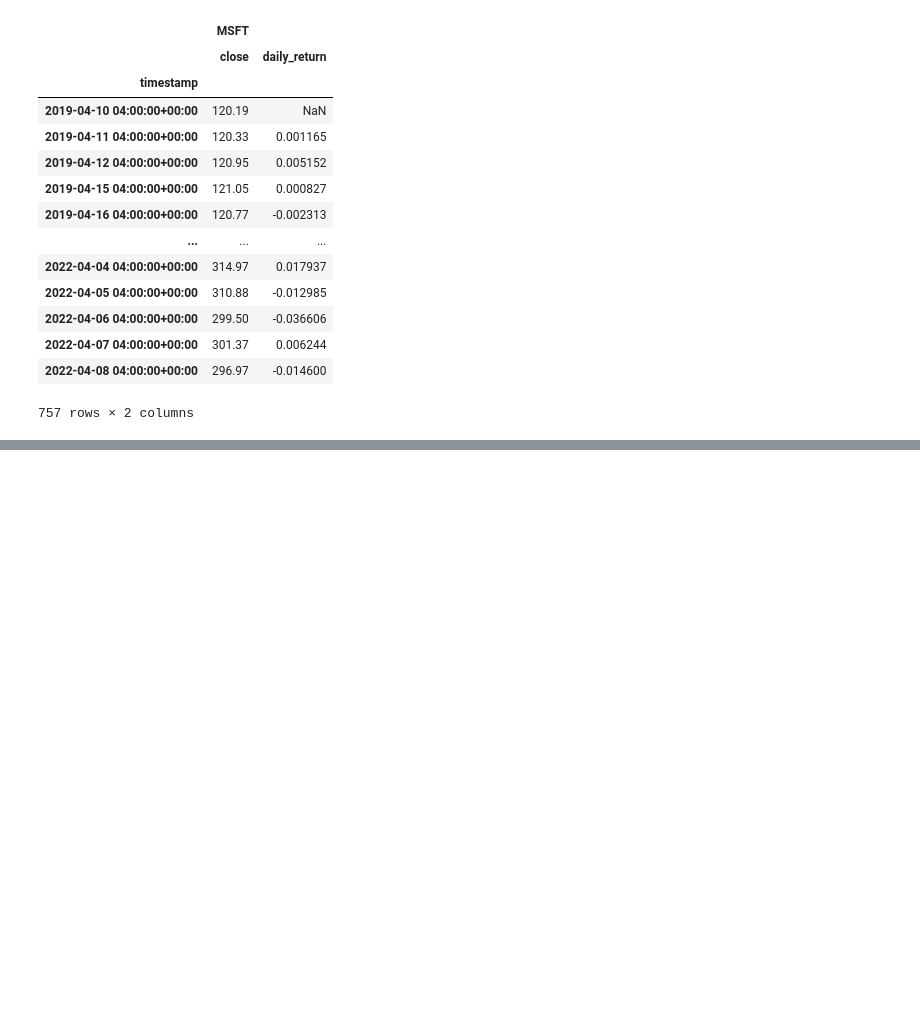
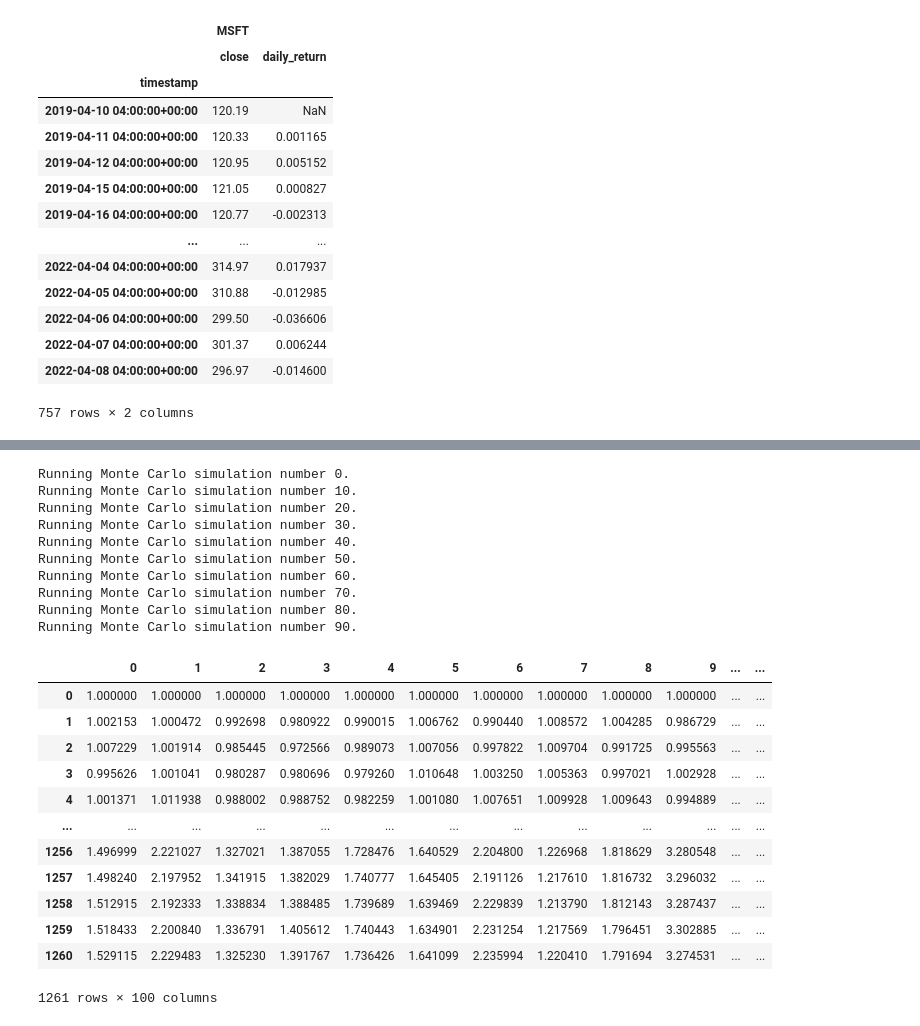
Before and after one commit to nomadic-me/dev.project.runningdigitally.com, a Jupyter notebook: Additional Coding.ipynb, the cells around one changed output, grey strips where cells are left out. Cells and saved outputs as stored; diff of their text form; code cells hidden in the pictures; blank space fills up the shorter version.

```diff
--- a/Additional Coding.ipynb
+++ b/Additional Coding.ipynb
@@ -375,0 +423,26 @@ MC_5years.portfolio_data
+# %%
+MC_5years.calc_cumulative_return()
+# %% [output]
+Running Monte Carlo simulation number 0.
+Running Monte Carlo simulation number 10.
+Running Monte Carlo simulation number 20.
+Running Monte Carlo simulation number 30.
+Running Monte Carlo simulation number 40.
+Running Monte Carlo simulation number 50.
+Running Monte Carlo simulation number 60.
+Running Monte Carlo simulation number 70.
+Running Monte Carlo simulation number 80.
+Running Monte Carlo simulation number 90.
+|  | 0 | 1 | 2 | 3 | 4 | 5 | 6 | 7 | 8 | 9 | ... | ... |
+| 0 | 1.000000 | 1.000000 | 1.000000 | 1.000000 | 1.000000 | 1.000000 | 1.000000 | 1.000000 | 1.000000 | 1.000000 | ... | ... |
+| 1 | 1.002153 | 1.000472 | 0.992698 | 0.980922 | 0.990015 | 1.006762 | 0.990440 | 1.008572 | 1.004285 | 0.986729 | ... | ... |
+| 2 | 1.007229 | 1.001914 | 0.985445 | 0.972566 | 0.989073 | 1.007056 | 0.997822 | 1.009704 | 0.991725 | 0.995563 | ... | ... |
+| 3 | 0.995626 | 1.001041 | 0.980287 | 0.980696 | 0.979260 | 1.010648 | 1.003250 | 1.005363 | 0.997021 | 1.002928 | ... | ... |
+| 4 | 1.001371 | 1.011938 | 0.988002 | 0.988752 | 0.982259 | 1.001080 | 1.007651 | 1.009928 | 1.009643 | 0.994889 | ... | ... |
+| ... | ... | ... | ... | ... | ... | ... | ... | ... | ... | ... | ... | ... |
+| 1256 | 1.496999 | 2.221027 | 1.327021 | 1.387055 | 1.728476 | 1.640529 | 2.204800 | 1.226968 | 1.818629 | 3.280548 | ... | ... |
+| 1257 | 1.498240 | 2.197952 | 1.341915 | 1.382029 | 1.740777 | 1.645405 | 2.191126 | 1.217610 | 1.816732 | 3.296032 | ... | ... |
+| 1258 | 1.512915 | 2.192333 | 1.338834 | 1.388485 | 1.739689 | 1.639469 | 2.229839 | 1.213790 | 1.812143 | 3.287437 | ... | ... |
+| 1259 | 1.518433 | 2.200840 | 1.336791 | 1.405612 | 1.740443 | 1.634901 | 2.231254 | 1.217569 | 1.796451 | 3.302885 | ... | ... |
+| 1260 | 1.529115 | 2.229483 | 1.325230 | 1.391767 | 1.736426 | 1.641099 | 2.235994 | 1.220410 | 1.791694 | 3.274531 | ... | ... |
+1261 rows × 100 columns
```
Also changed, not shown: parts of 9 cells of this notebook, 2 other files.
